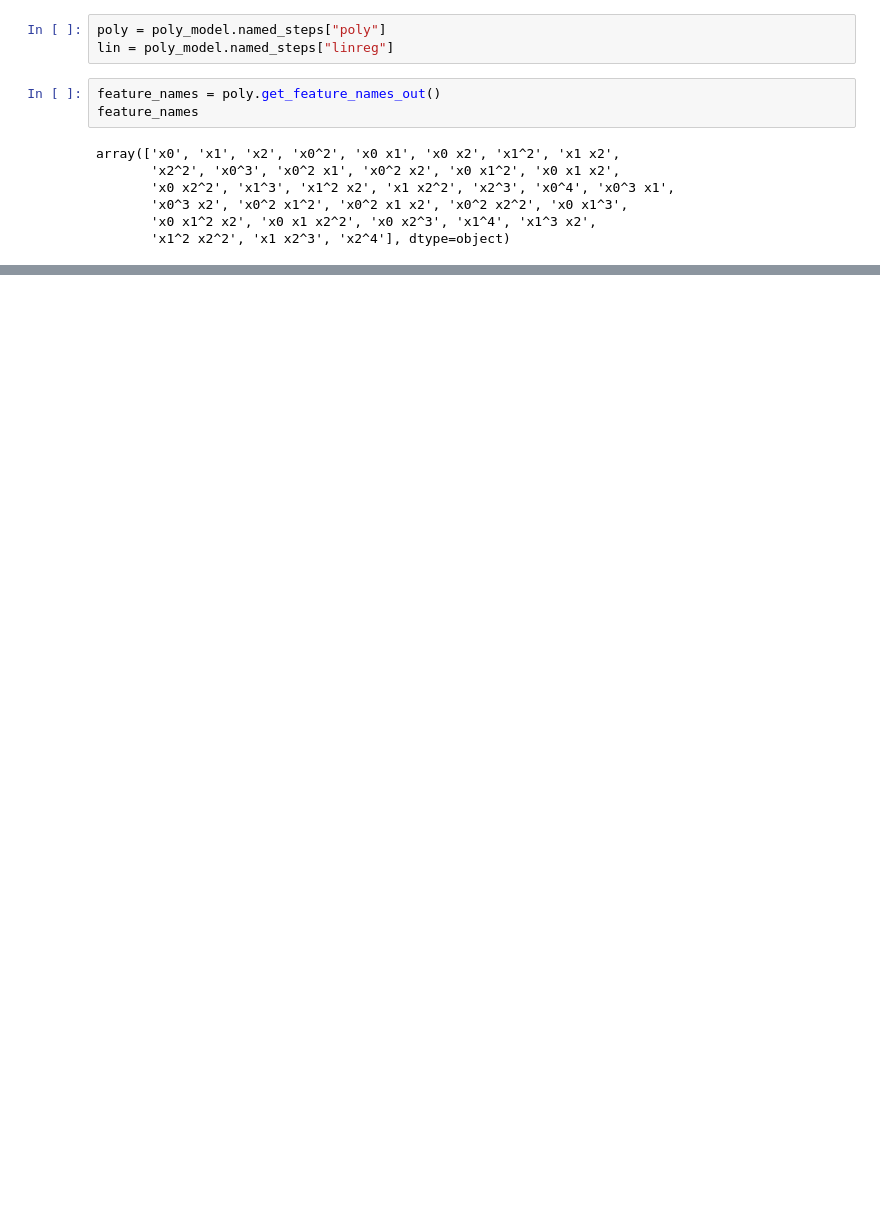
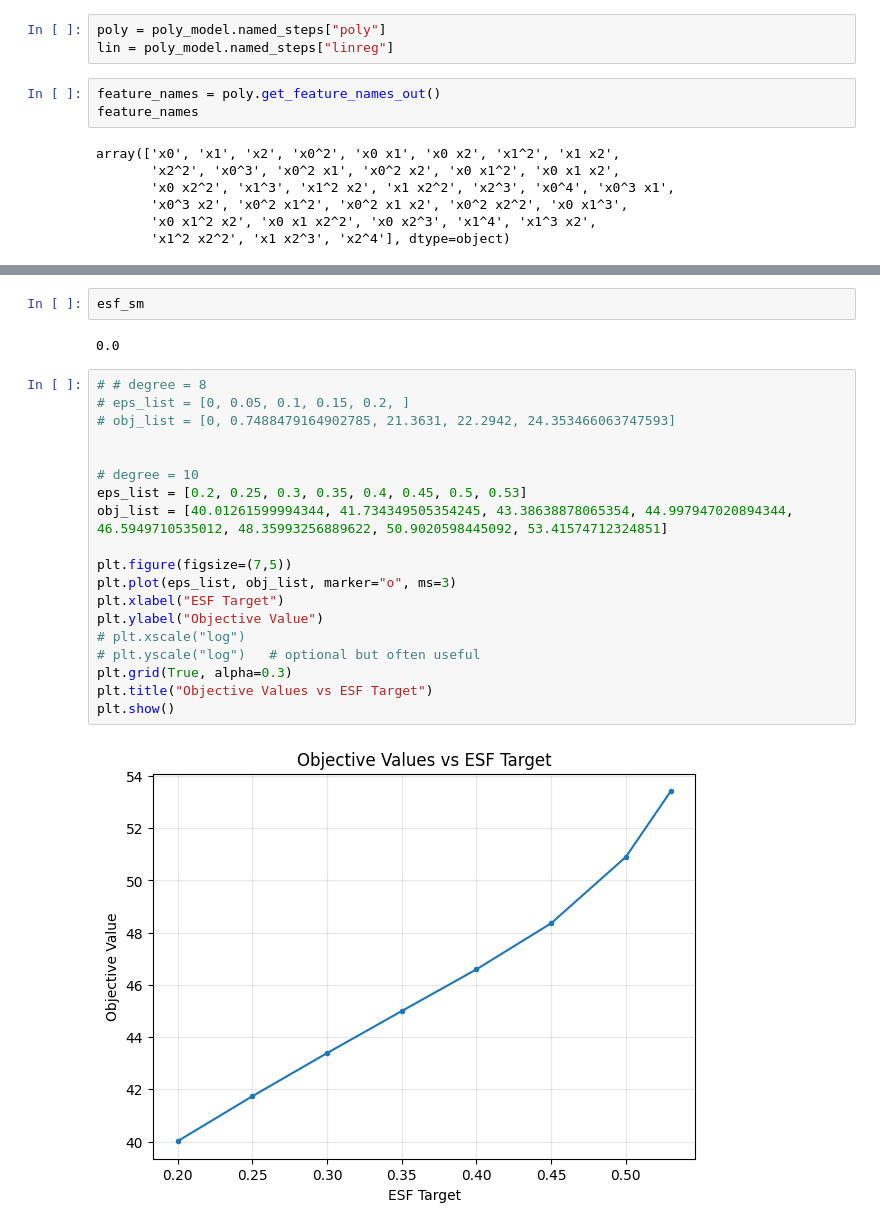
Before and after one commit to shivamvedant/energiapy, a Jupyter notebook: docs/notebooks/supply chain/Flexibility Tests/Simulation/ESF_gurobipy_VB2000_Ex1.ipynb, the cells around one changed output, grey strips where cells are left out. Cells and saved outputs as stored; diff of their text form; blank space fills up the shorter version.

```diff
--- a/docs/notebooks/supply chain/Flexibility Tests/Simulation/ESF_gurobipy_VB2000_Ex1.ipynb
+++ b/docs/notebooks/supply chain/Flexibility Tests/Simulation/ESF_gurobipy_VB2000_Ex1.ipynb
@@ -1328,0 +1345,25 @@ with open()
+# %%
+esf_sm
+# %% [output]
+0.0
+# %%
+# # degree = 8
+# eps_list = [0, 0.05, 0.1, 0.15, 0.2, ]
+# obj_list = [0, 0.7488479164902785, 21.3631, 22.2942, 24.353466063747593]
+
+
+# degree = 10
+eps_list = [0.2, 0.25, 0.3, 0.35, 0.4, 0.45, 0.5, 0.53]
+obj_list = [40.01261599994344, 41.734349505354245, 43.38638878065354, 44.997947020894344, 46.5949710535012, 48.35993256889622, 50.9020598445092, 53.41574712324851]
+
+plt.figure(figsize=(7,5))
+plt.plot(eps_list, obj_list, marker="o", ms=3)
+plt.xlabel("ESF Target")
+plt.ylabel("Objective Value")
+# plt.xscale("log")
+# plt.yscale("log")   # optional but often useful
+plt.grid(True, alpha=0.3)
+plt.title("Objective Values vs ESF Target")
+plt.show()
+# %% [output]
+[figure, added]
```
Also changed, not shown: parts of 40 cells of this notebook, 4 other files.
